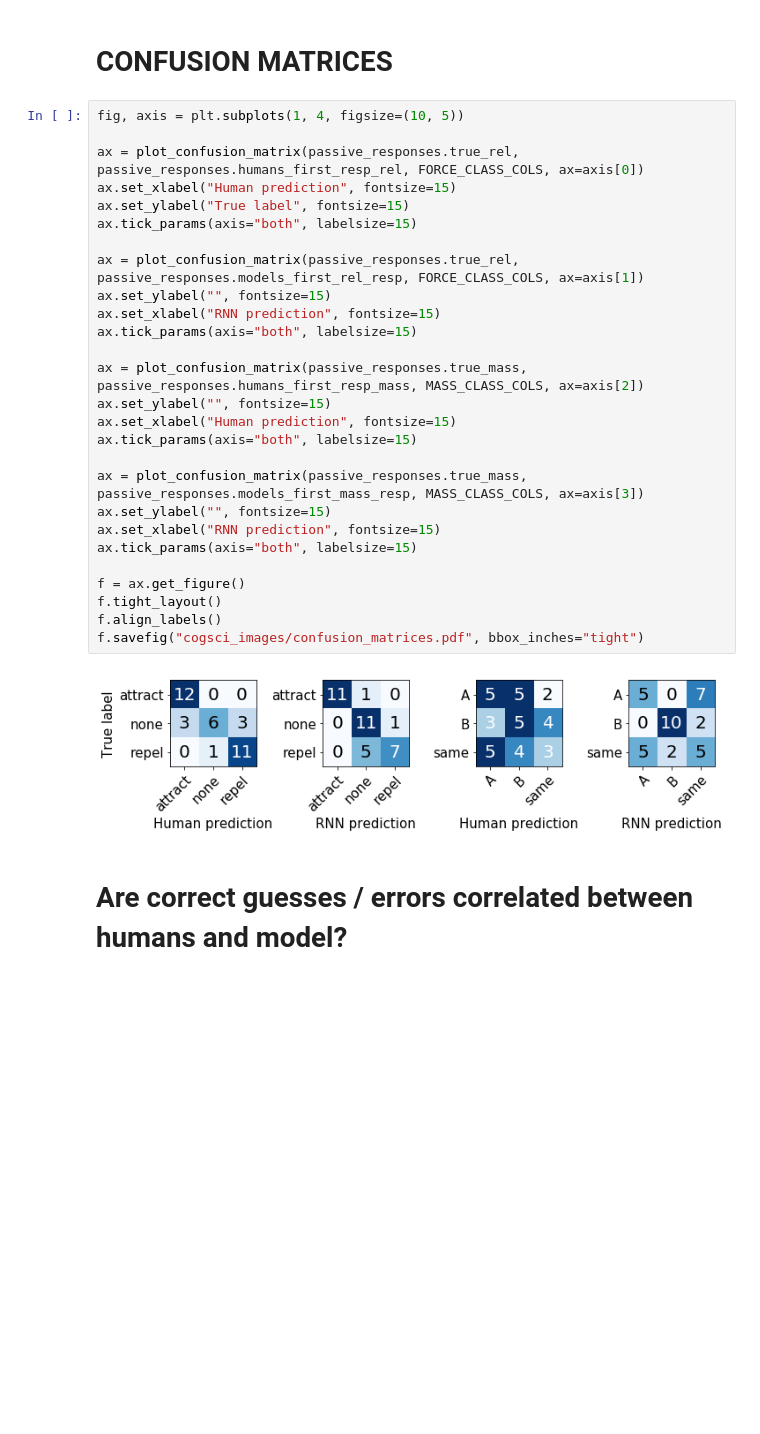
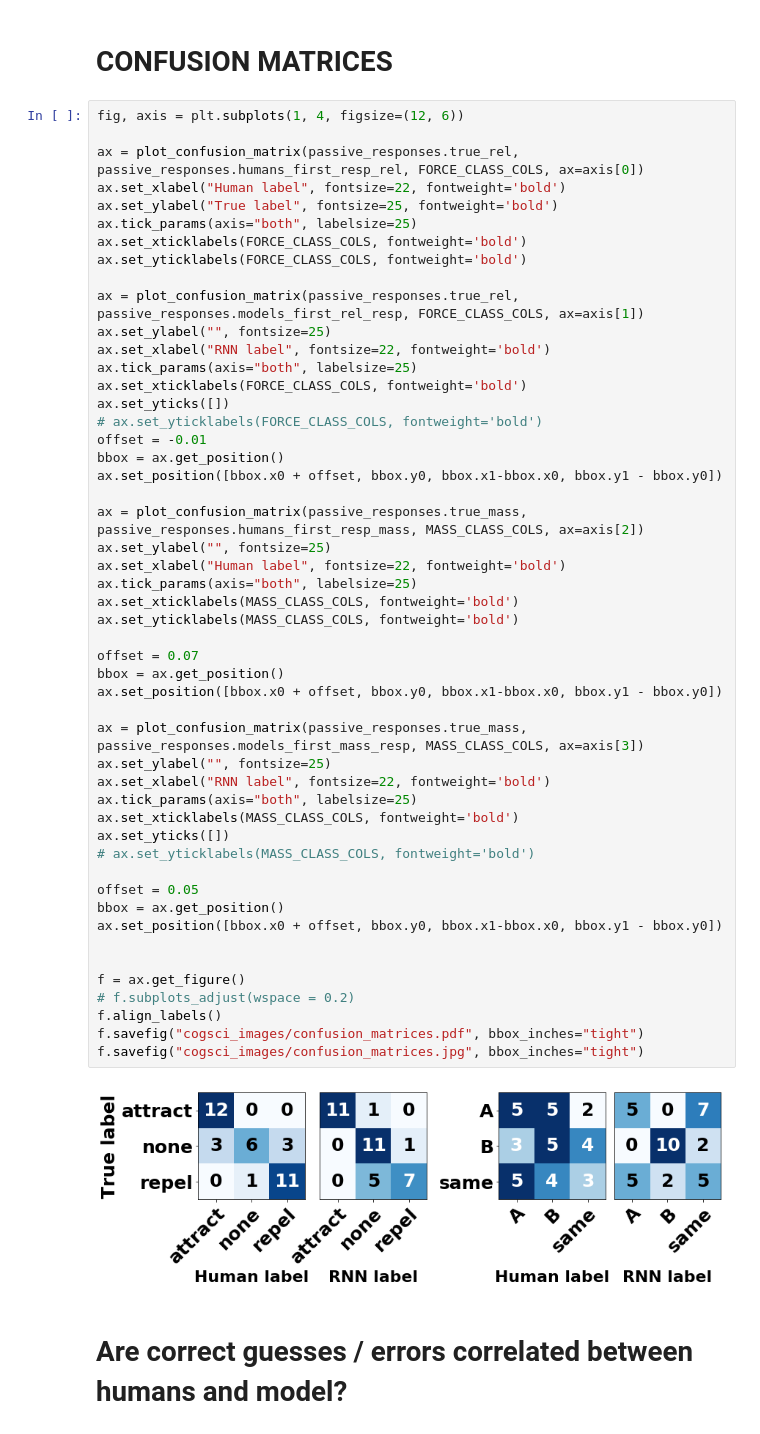
Before and after one commit to iamhectorotero/learning-physical-properties-with-rnns, a Jupyter notebook: cogsci_experiments/9. Statistical tests between human participants and RNN models (MajorityVote).ipynb, the cells around one changed output. Cells and saved outputs as stored; diff of their text form; blank space fills up the shorter version.

Commit message:
Update plots and add Appendix materials

```diff
--- a/cogsci_experiments/9. Statistical tests between human participants and RNN models (MajorityVote).ipynb
+++ b/cogsci_experiments/9. Statistical tests between human participants and RNN models (MajorityVote).ipynb
@@ -587,34 +588,57 @@ passive_responses.plot(kind="scatter", x="models_got_rel_right", y="got_rel_righ
 # %% [markdown]
 # CONFUSION MATRICES
 # %%
-fig, axis = plt.subplots(1, 4, figsize=(10, 5))
+fig, axis = plt.subplots(1, 4, figsize=(12, 6))
 
 ax = plot_confusion_matrix(passive_responses.true_rel, passive_responses.humans_first_resp_rel, FORCE_CLASS_COLS, ax=axis[0])
-ax.set_xlabel("Human prediction", fontsize=15)
-ax.set_ylabel("True label", fontsize=15)
-ax.tick_params(axis="both", labelsize=15)
+ax.set_xlabel("Human label", fontsize=22, fontweight='bold')
+ax.set_ylabel("True label", fontsize=25, fontweight='bold')
+ax.tick_params(axis="both", labelsize=25)
+ax.set_xticklabels(FORCE_CLASS_COLS, fontweight='bold')
+ax.set_yticklabels(FORCE_CLASS_COLS, fontweight='bold')
 
 ax = plot_confusion_matrix(passive_responses.true_rel, passive_responses.models_first_rel_resp, FORCE_CLASS_COLS, ax=axis[1])
-ax.set_ylabel("", fontsize=15)
-ax.set_xlabel("RNN prediction", fontsize=15)
-ax.tick_params(axis="both", labelsize=15)
+ax.set_ylabel("", fontsize=25)
+ax.set_xlabel("RNN label", fontsize=22, fontweight='bold')
+ax.tick_params(axis="both", labelsize=25)
+ax.set_xticklabels(FORCE_CLASS_COLS, fontweight='bold')
+ax.set_yticks([])
+# ax.set_yticklabels(FORCE_CLASS_COLS, fontweight='bold')
+offset = -0.01
+bbox = ax.get_position()
+ax.set_position([bbox.x0 + offset, bbox.y0, bbox.x1-bbox.x0, bbox.y1 - bbox.y0])
 
 ax = plot_confusion_matrix(passive_responses.true_mass, passive_responses.humans_first_resp_mass, MASS_CLASS_COLS, ax=axis[2])
-ax.set_ylabel("", fontsize=15)
-ax.set_xlabel("Human prediction", fontsize=15)
-ax.tick_params(axis="both", labelsize=15)
+ax.set_ylabel("", fontsize=25)
+ax.set_xlabel("Human label", fontsize=22, fontweight='bold')
+ax.tick_params(axis="both", labelsize=25)
+ax.set_xticklabels(MASS_CLASS_COLS, fontweight='bold')
+ax.set_yticklabels(MASS_CLASS_COLS, fontweight='bold')
+
+offset = 0.07
+bbox = ax.get_position()
+ax.set_position([bbox.x0 + offset, bbox.y0, bbox.x1-bbox.x0, bbox.y1 - bbox.y0])
 
 ax = plot_confusion_matrix(passive_responses.true_mass, passive_responses.models_first_mass_resp, MASS_CLASS_COLS, ax=axis[3])
-ax.set_ylabel("", fontsize=15)
-ax.set_xlabel("RNN prediction", fontsize=15)
-ax.tick_params(axis="both", labelsize=15)
+ax.set_ylabel("", fontsize=25)
+ax.set_xlabel("RNN label", fontsize=22, fontweight='bold')
+ax.tick_params(axis="both", labelsize=25)
+ax.set_xticklabels(MASS_CLASS_COLS, fontweight='bold')
+ax.set_yticks([])
+# ax.set_yticklabels(MASS_CLASS_COLS, fontweight='bold')
+
+offset = 0.05
+bbox = ax.get_position()
+ax.set_position([bbox.x0 + offset, bbox.y0, bbox.x1-bbox.x0, bbox.y1 - bbox.y0])
+
 
 f = ax.get_figure()
-f.tight_layout()
+# f.subplots_adjust(wspace = 0.2)
 f.align_labels()
 f.savefig("cogsci_images/confusion_matrices.pdf", bbox_inches="tight")
+f.savefig("cogsci_images/confusion_matrices.jpg", bbox_inches="tight")
 # %% [output]
-[figure, old version]
+[figure, new version]
 # %% [markdown]
 # Are correct guesses / errors correlated between humans and model?
 # %%
```
Also changed, not shown: parts of 1 cell of this notebook, 32 other files.
